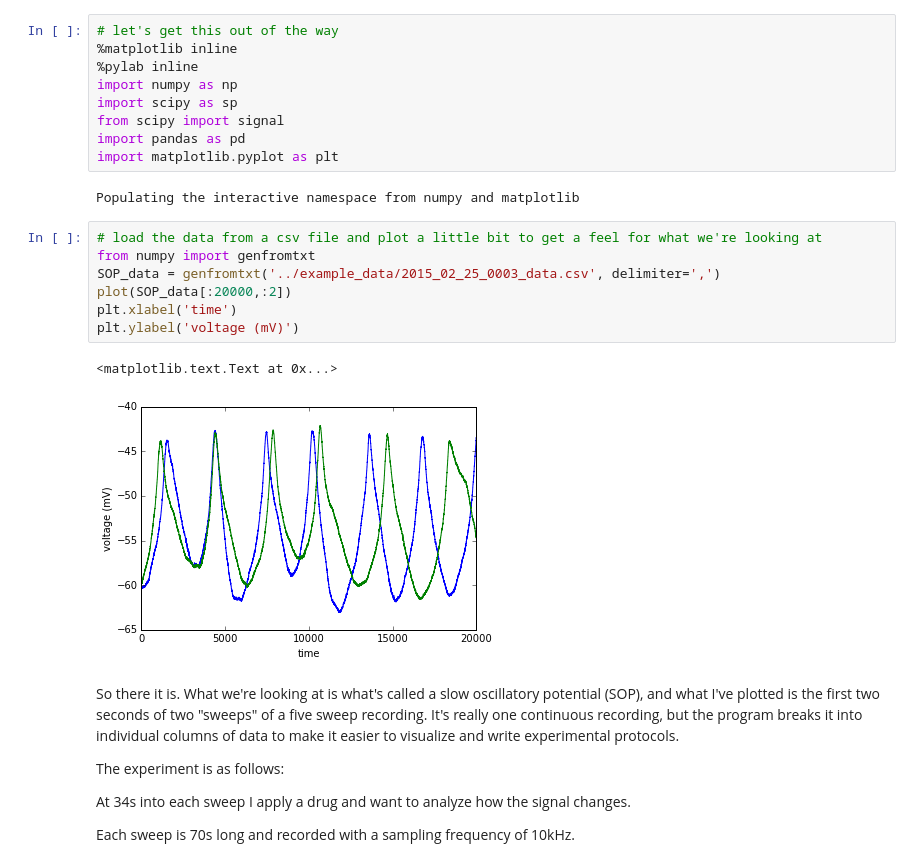
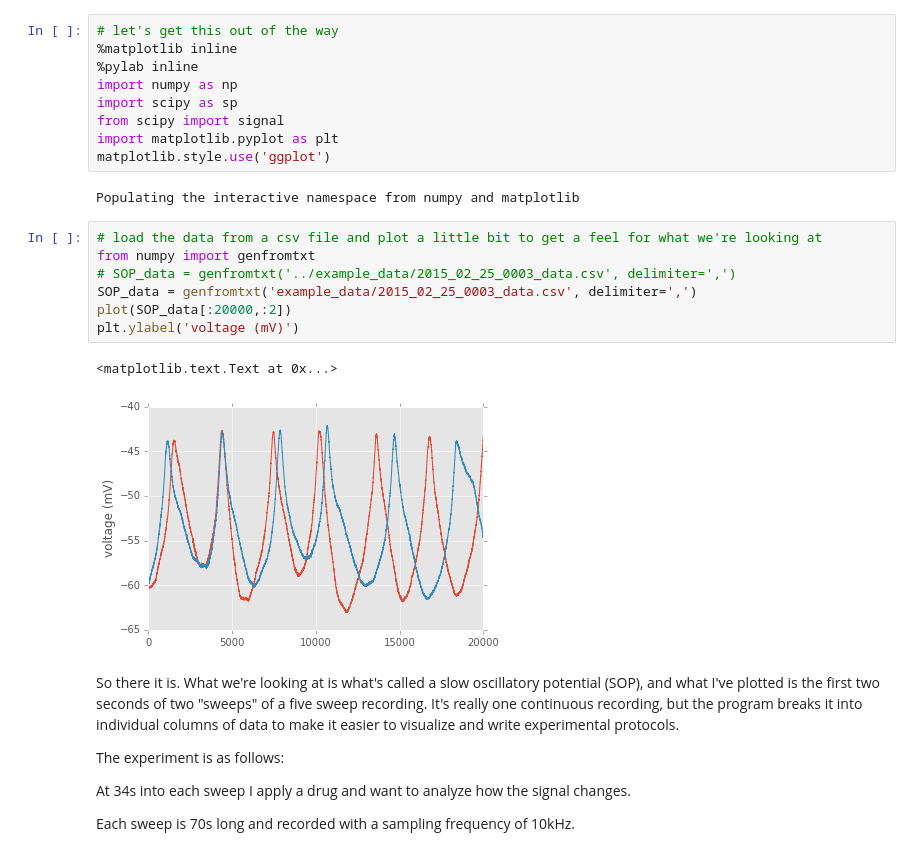
Before and after one commit to chadestep/playing_with_python, a Jupyter notebook: Signal Processing.ipynb, the cells around one changed output. Drawn from its saved outputs; the diff is of its cells as text.

Commit message:
signal processing update
clean up code and pretty figures up just a teensy bit

```diff
--- a/Signal Processing.ipynb
+++ b/Signal Processing.ipynb
@@ -13,20 +13,20 @@ Mind you, that first script (and all the subsequent updated versions, the newest
 import numpy as np
 import scipy as sp
 from scipy import signal
-import pandas as pd
 import matplotlib.pyplot as plt
+matplotlib.style.use('ggplot')
 # %% [output]
 Populating the interactive namespace from numpy and matplotlib
 # %%
 # load the data from a csv file and plot a little bit to get a feel for what we're looking at
 from numpy import genfromtxt
-SOP_data = genfromtxt('../example_data/2015_02_25_0003_data.csv', delimiter=',')
+# SOP_data = genfromtxt('../example_data/2015_02_25_0003_data.csv', delimiter=',')
+SOP_data = genfromtxt('example_data/2015_02_25_0003_data.csv', delimiter=',')
 plot(SOP_data[:20000,:2])
-plt.xlabel('time')
 plt.ylabel('voltage (mV)')
 # %% [output]
 <matplotlib.text.Text at 0x...>
-[figure, old version]
+[figure, new version]
 # %% [markdown]
 So there it is. What we're looking at is what's called a slow oscillatory potential (SOP), and what I've plotted is the first two seconds of two "sweeps" of a five sweep recording. It's really one continuous recording, but the program breaks it into individual columns of data to make it easier to visualize and write experimental protocols.
 
```
Also changed, not shown: parts of 2 cells of this notebook.
